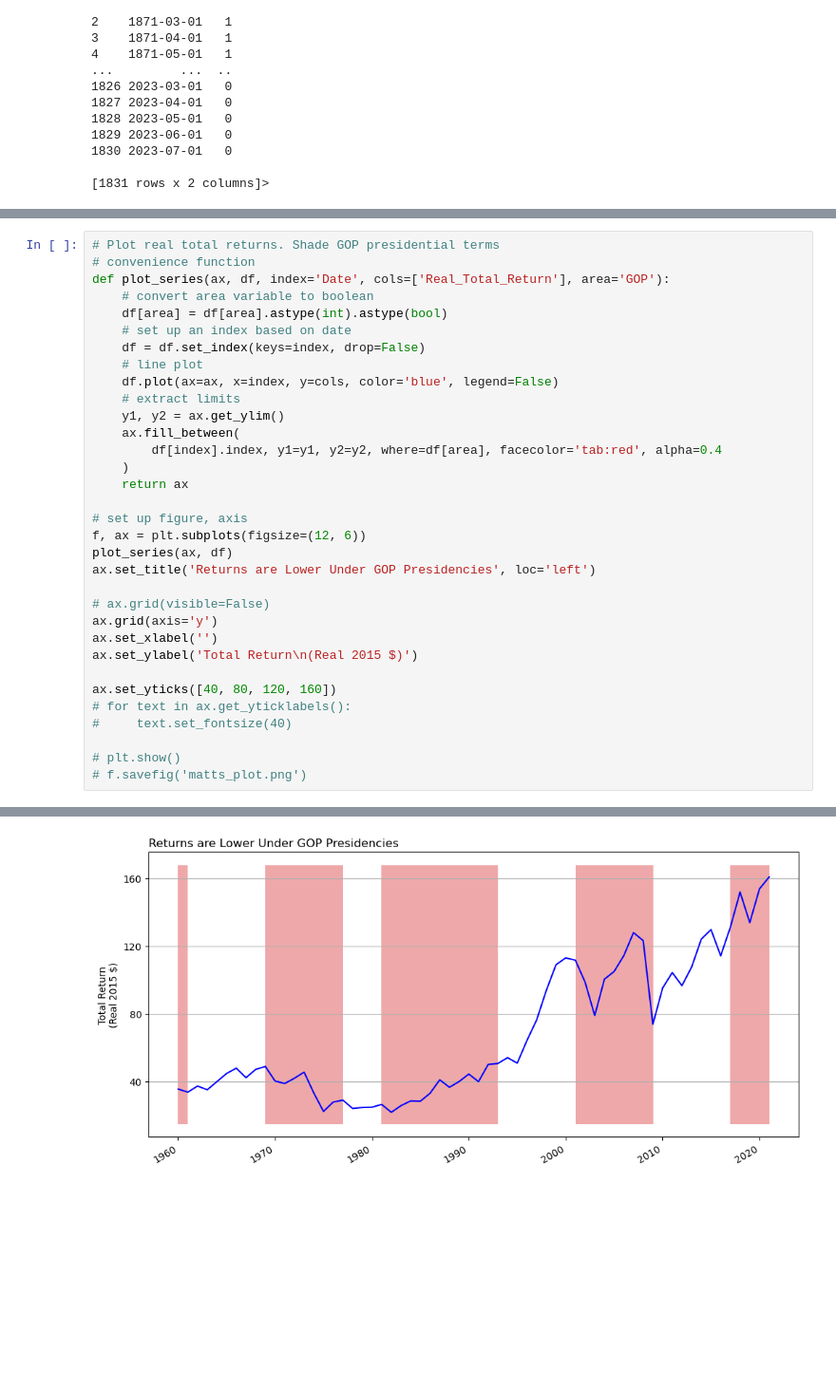
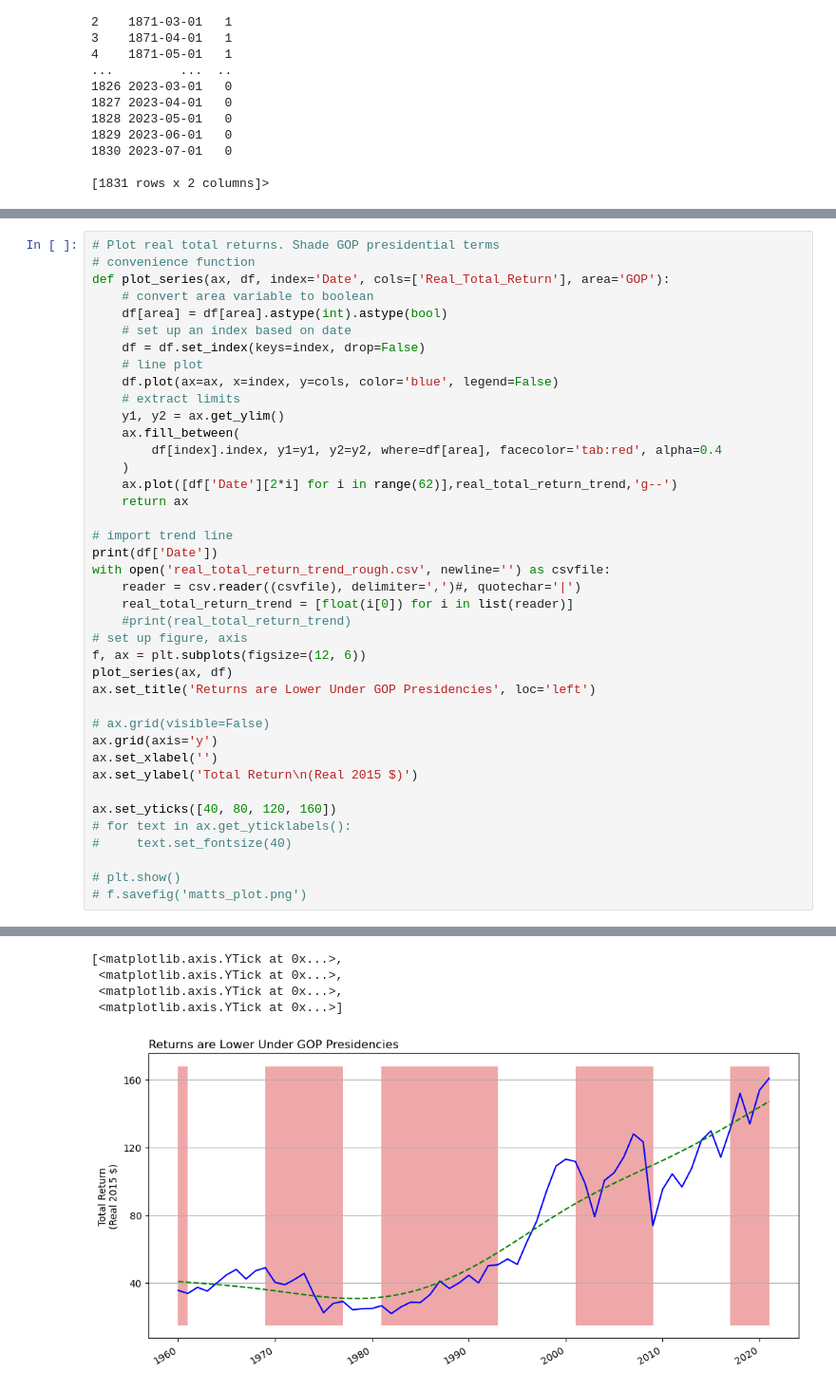
Before and after one commit to Sunsett5/as.180.369, a Jupyter notebook: contrib/Sunsett5/ZahnMVStockReturns_submission.ipynb, the cells around one changed output, grey strips where cells are left out. Shown at 95% size. Drawn from its saved outputs; the diff is of its cells as text; blank space fills up the shorter version.

Commit message:
add trend line, bug fix

```diff
--- a/contrib/Sunsett5/ZahnMVStockReturns_submission.ipynb
+++ b/contrib/Sunsett5/ZahnMVStockReturns_submission.ipynb
@@ -157,8 +166,15 @@ def plot_series(ax, df, index='Date', cols=['Real_Total_Return'], area='GOP'):
     ax.fill_between(
         df[index].index, y1=y1, y2=y2, where=df[area], facecolor='tab:red', alpha=0.4
     )
+    ax.plot([df['Date'][2*i] for i in range(62)],real_total_return_trend,'g--')
     return ax
 
+# import trend line
+print(df['Date'])
+with open('real_total_return_trend_rough.csv', newline='') as csvfile:
+    reader = csv.reader((csvfile), delimiter=',')#, quotechar='|')
+    real_total_return_trend = [float(i[0]) for i in list(reader)]
+    #print(real_total_return_trend)
 # set up figure, axis
 f, ax = plt.subplots(figsize=(12, 6))
 plot_series(ax, df)
@@ -183,4 +207,8 @@ ax.set_yticks([40, 80, 120, 160])
+[<matplotlib.axis.YTick at 0x...>,
+ <matplotlib.axis.YTick at 0x...>,
+ <matplotlib.axis.YTick at 0x...>,
+ <matplotlib.axis.YTick at 0x...>]
-[figure, old version]
+[figure, new version]
 # %%
 # Plot log total returns over time. Shade GOP presidential terms
 # convenience function
```
Also changed, not shown: parts of 6 cells of this notebook.
